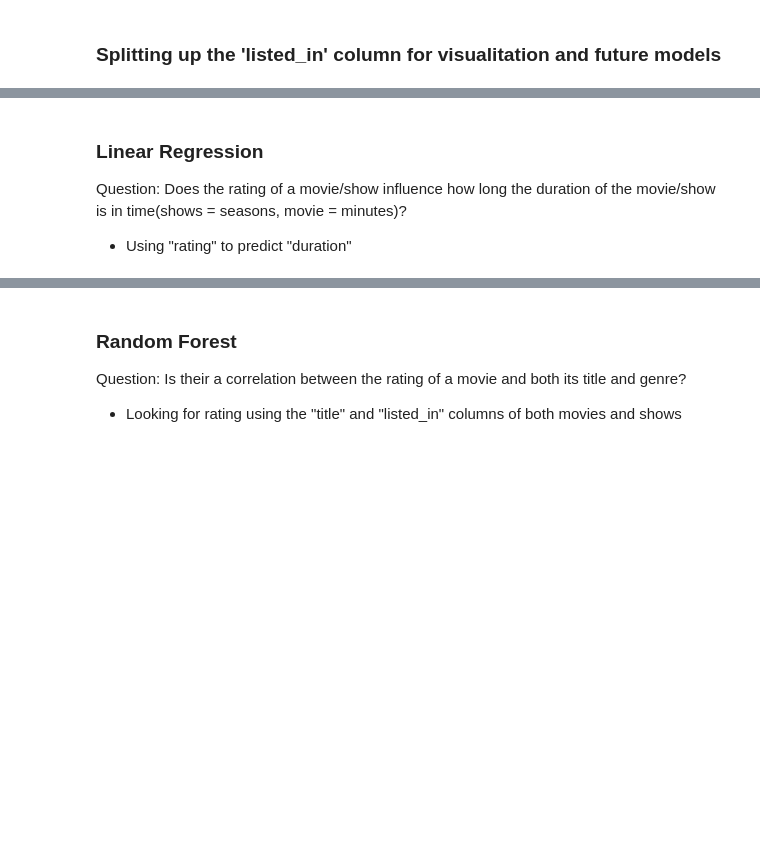
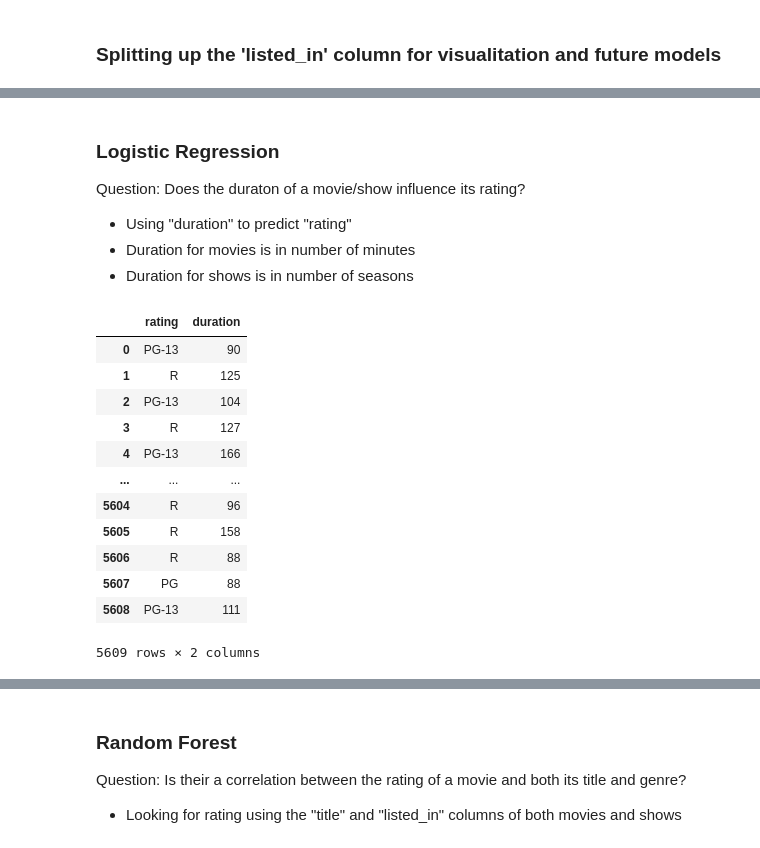
Before and after one commit to Nick-Pleva/Data-Science-Pinnacle-Project, a Jupyter notebook: final_project.ipynb, the cells around one changed output, grey strips where cells are left out. Cells and saved outputs as stored; diff of their text form; code cells hidden in the pictures; blank space fills up the shorter version.

```diff
--- a/final_project.ipynb
+++ b/final_project.ipynb
@@ -250,5 +252,38 @@ Name: count, dtype: int64
 # %% [markdown]
-### Linear Regression
+### Logistic Regression
 
-Question: Does the rating of a movie/show influence how long the duration of the movie/show is in time(shows = seasons, movie = minutes)?
-- Using "rating" to predict "duration"
+
+Question: Does the duraton of a movie/show influence its rating?
+- Using "duration" to predict "rating"
+- Duration for movies is in number of minutes
+- Duration for shows is in number of seasons
+# %%
+""" Setting up movie data """
+# List of most common movie ratings
+possible_movie_ratings = ['G', 'PG', 'PG-13', 'R']
+
+# Copies the rating and duration columns from the original netflix movie df
+movie_rating_duration = netflix_movies[['rating', 'duration']].copy()
+
+# Removes any ratings that don't match the list above.
+# We need to since there are some movies with the 'UR' rating (un-rated), as well as just invalid entries
+movie_rating_duration = movie_rating_duration[movie_rating_duration["rating"].isin(possible_movie_ratings)].reset_index(drop=True)
+
+# Turns the duration into an integer of minutes instead of it being a string with ' min' at the end
+movie_rating_duration["duration"] = movie_rating_duration["duration"].str[:-4].astype(int)
+
+movie_rating_duration
+# %% [output]
+|  | rating | duration |
+| 0 | PG-13 | 90 |
+| 1 | R | 125 |
+| 2 | PG-13 | 104 |
+| 3 | R | 127 |
+| 4 | PG-13 | 166 |
+| ... | ... | ... |
+| 5604 | R | 96 |
+| 5605 | R | 158 |
+| 5606 | R | 88 |
+| 5607 | PG | 88 |
+| 5608 | PG-13 | 111 |
+5609 rows × 2 columns
```
Also changed, not shown: parts of 11 cells of this notebook.
